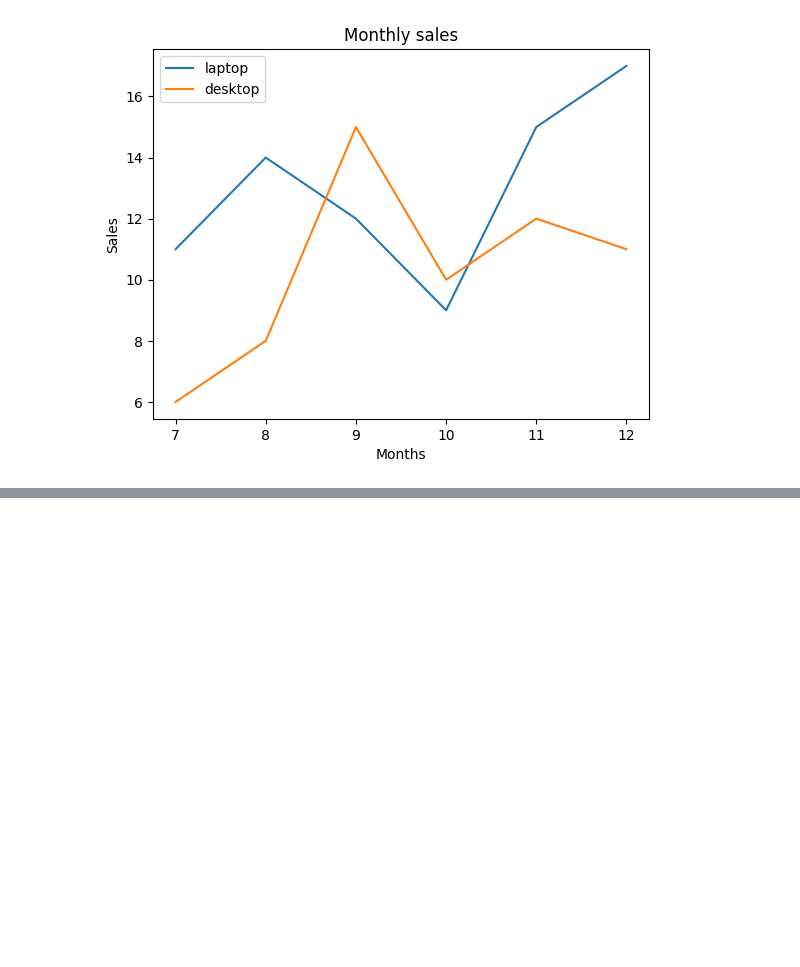
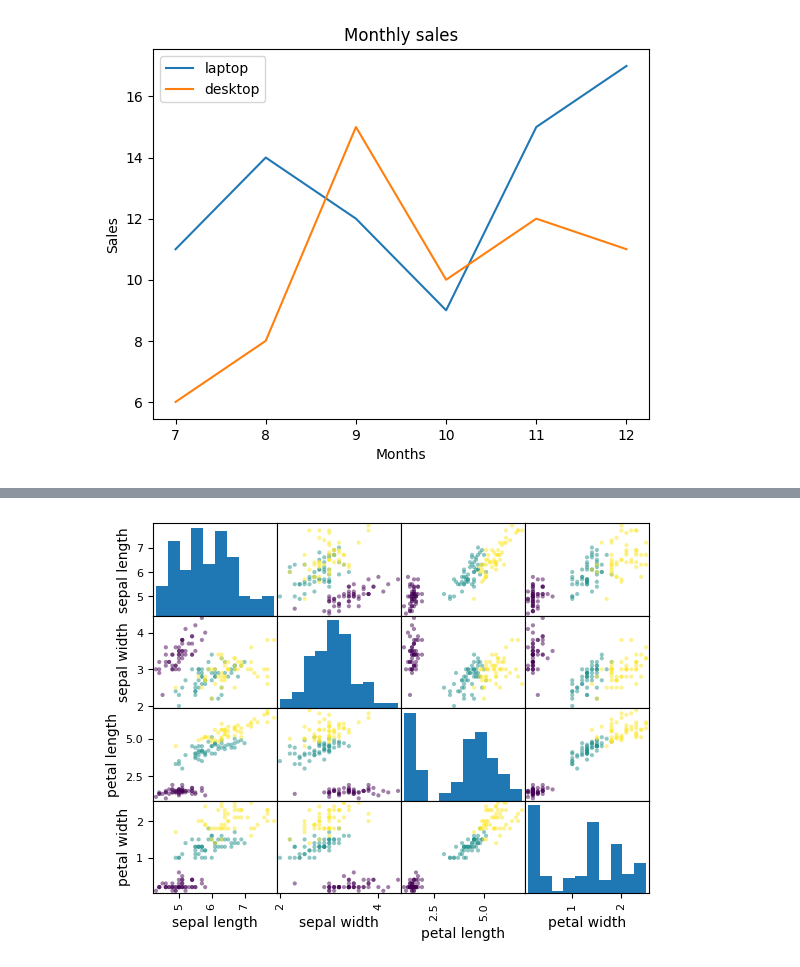
Before and after one commit to tastestar91/tastestar91, a Jupyter notebook: start_learning/first.ipynb, the cells around one changed output, grey strips where cells are left out. Drawn from its saved outputs; the diff is of its cells as text; code cells hidden in the pictures; blank space fills up the shorter version.

```diff
--- a/start_learning/first.ipynb
+++ b/start_learning/first.ipynb
@@ -60,0 +60,13 @@ TypeError: scatter() missing 1 required positional argument: 'y'
+# %%
+import pandas as pd
+
+
+dataset = datasets.load_iris()
+
+X, y = dataset['data'], dataset['target']
+column_names = ['sepal length', 'sepal width', 'petal length', 'petal width']
+df = pd.DataFrame(X, columns=column_names)
+pd.plotting.scatter_matrix(df, c=y)
+plt.show()
+# %% [output]
+[figure, added]
```
Also changed, not shown: parts of 1 cell of this notebook, 11 other files.
